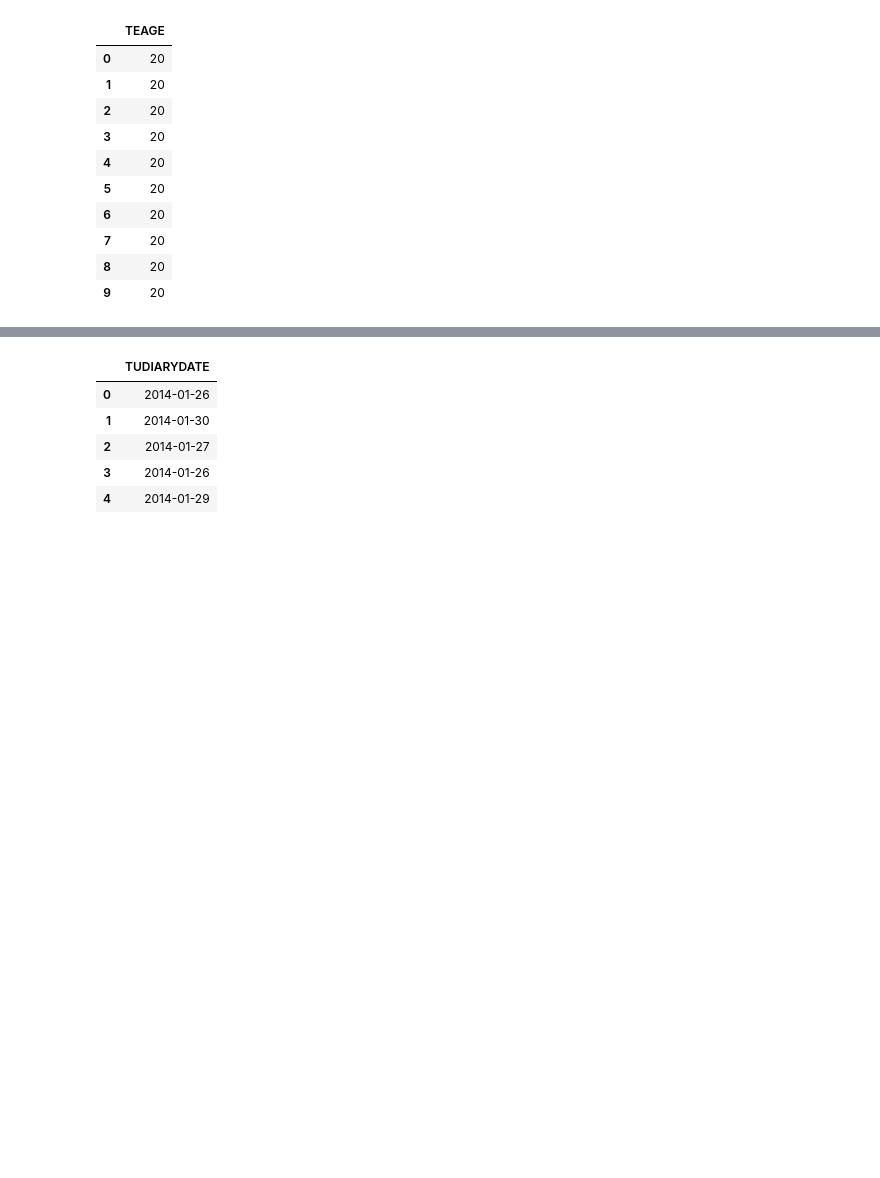
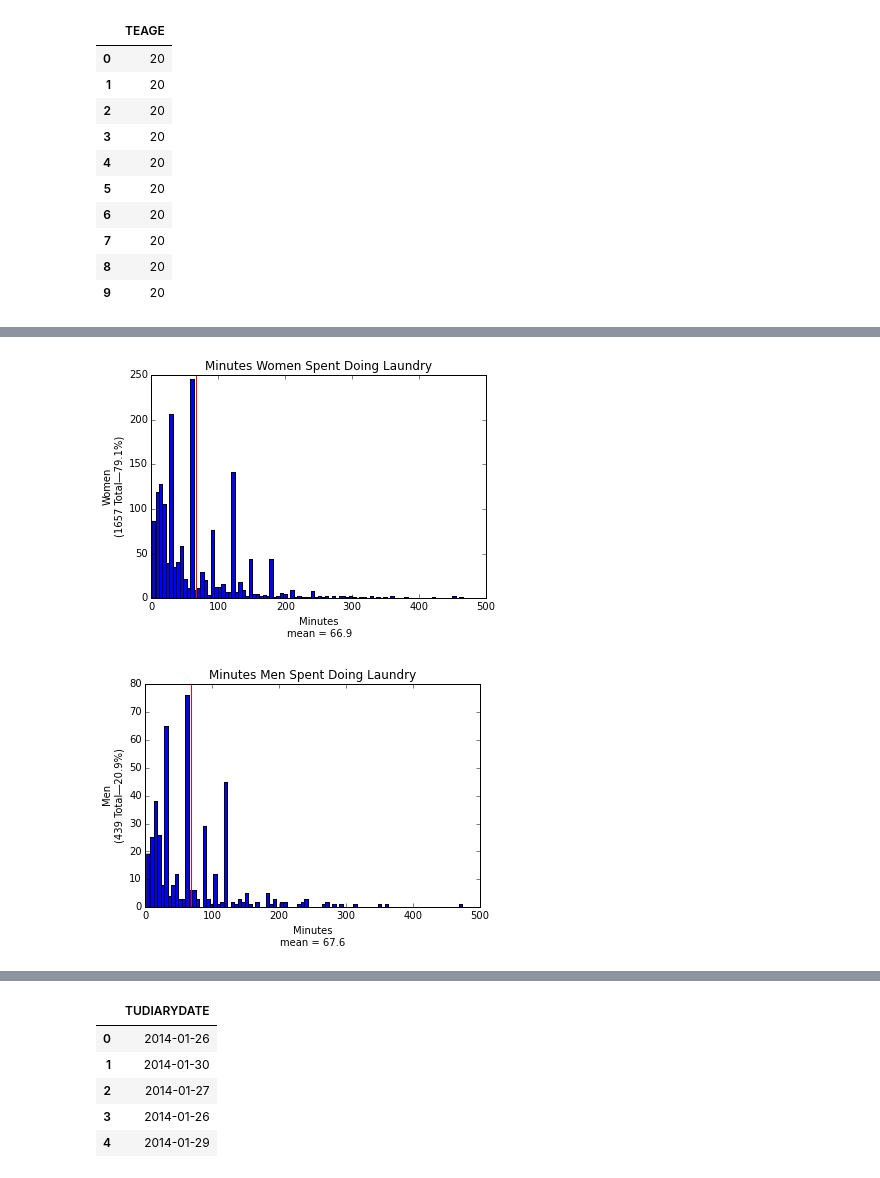
Before and after one commit to ahartz1/atus-analysis, a Jupyter notebook: atus-analysis.ipynb, the cells around one changed output, grey strips where cells are left out. Cells and saved outputs as stored; diff of their text form; code cells hidden in the pictures; blank space fills up the shorter version.

```diff
--- a/atus-analysis.ipynb
+++ b/atus-analysis.ipynb
@@ -117,0 +120,24 @@ plt.show()
+# %%
+laundry_women      = laundry[laundry.TESEX == 2]
+laundry_women_mean = laundry_women['t020102'].mean()
+laundry_men        = laundry[laundry.TESEX == 1]
+laundry_men_mean   = laundry_men['t020102'].mean()
+# %%
+laundry_women['t020102'].plot(kind='hist', bins=90,
+                              title='Minutes Women Spent Doing Laundry')
+plt.xlabel('Minutes\nmean = {:.1f}'.format(laundry_women_mean))
+plt.ylabel('Women\n({} Total—{:.1f}%)'.format(len(laundry_women), (len(laundry_women)*100/len(laundry))))
+ymin, ymax = plt.ylim()
+plt.vlines(laundry_women_mean, 0, ymax, color='red')
+plt.show()
+
+laundry_men['t020102'].plot(kind='hist', bins=90,
+                            title='Minutes Men Spent Doing Laundry')
+plt.xlabel('Minutes\nmean = {:.1f}'.format(laundry_men_mean))
+plt.ylabel('Men\n({} Total—{:.1f}%)'.format(len(laundry_men), (len(laundry_men)*100/len(laundry))))
+ymin, ymax = plt.ylim()
+plt.vlines(laundry_men_mean, 0, ymax, color='red')
+plt.show()
+# %% [output]
+[figure, added]
+[figure, added]
```
Also changed, not shown: parts of 35 cells of this notebook.
